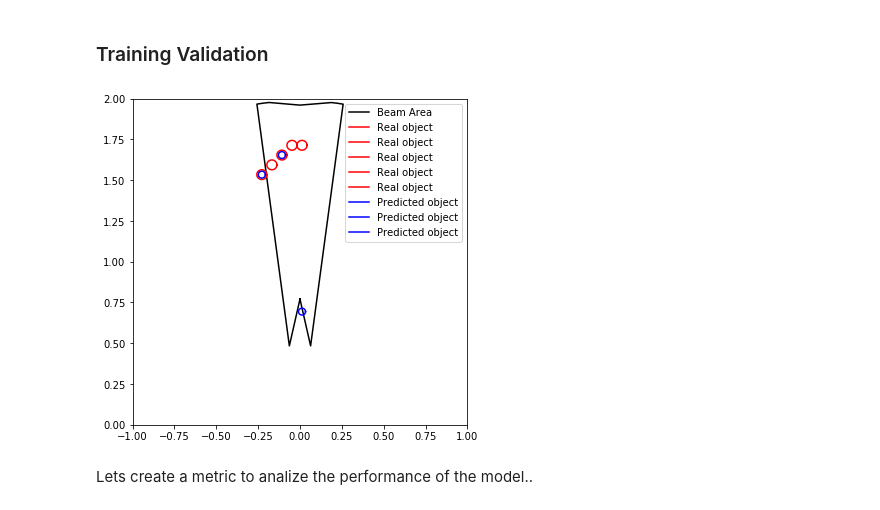
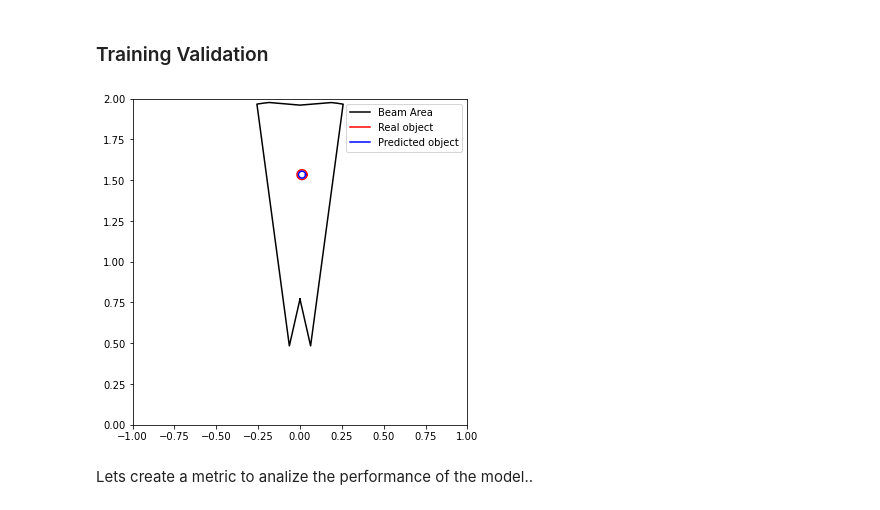
Before and after one commit to Juanpmartinez180/Data-Science-Projects, a Jupyter notebook: ultrasonic_radar/data_generation.ipynb, the cells around one changed output. Saved outputs shown, nothing was run; the diff lists cells and outputs as text; code cells hidden in the pictures.

```diff
--- a/ultrasonic_radar/data_generation.ipynb
+++ b/ultrasonic_radar/data_generation.ipynb
@@ -393,7 +417,7 @@ print('Output data shape: ',traced_data.shape)
 
 print('\nRandom object position and reflexion spectrum: \n')
 
-rand_obj = label_quadrant[10000]
+rand_obj = label_quadrant[1000]
 
 #plot the grid
 grid_geometry.boundary.plot(label = 'Quadrant grid')
@@ -414,7 +438,7 @@ plt.ylim([0, 2])
 plt.legend()
 plt.show()
 
-print(sns.heatmap(traced_data[0]))
+print(sns.heatmap(traced_data[1000]))
 # %% [output]
 Output data shape:  (17066, 3, 81)
 
@@ -581,34 +607,34 @@ print(sns.heatmap(output_data))
 # %% [markdown]
 ### Training Validation
 # %%
-real_obj = [0,17,42,68,92]
-predicted_obj = [0,42,75]
+real_obj = [89]
+predicted_obj = [89]
 #plot the grid
 #grid_geometry.boundary.plot(label = 'Quadrant grid')
 
 #plot the composed beam area
 x, y = int_3.exterior.xy
 plt.plot(x, y, label = 'Beam Area', color= 'black')
 
 #plot the objects
 for object_coordinates in real_obj:
     coords = np.dstack(grid_geometry[object_coordinates].centroid.coords.xy).tolist()[0][0]
     temp_obj = Point(coords)
     x,y = temp_obj.buffer(0.03).exterior.xy
     plt.plot(x,y, color = 'red', label = 'Real object')
 
 for object_coordinates in predicted_obj:
     coords = np.dstack(grid_geometry[object_coordinates].centroid.coords.xy).tolist()[0][0]
     temp_obj = Point(coords)
     x,y = temp_obj.buffer(0.021).exterior.xy
     plt.plot(x,y, color = 'blue', label = 'Predicted object')
 
 plt.xlim([-1,1])
 plt.ylim([0, 2])
 plt.legend()
 plt.show()
 # %% [output]
-[figure, old version]
+[figure, new version]
 # %% [markdown]
 Lets create a metric to analize the performance of the model..
 # %%
```
Also changed, not shown: parts of 18 cells of this notebook, 12 other files.
